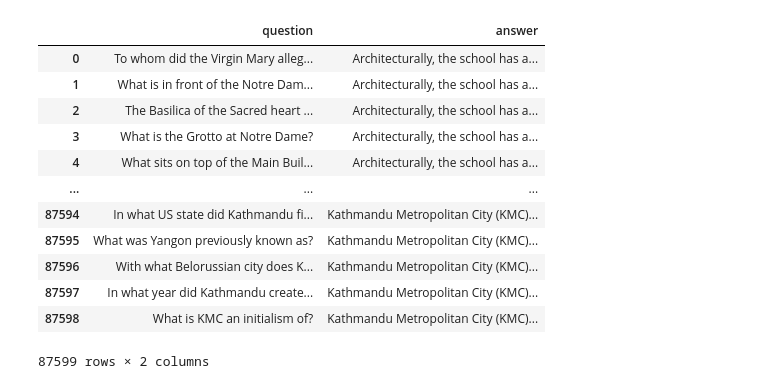
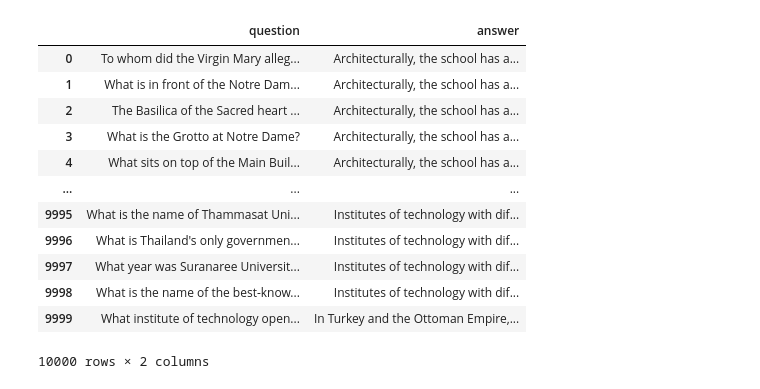
Before and after one commit to JuliaJ194/nlp, a Jupyter notebook: lista3_1.ipynb, the cells around one changed output. Cells and saved outputs as stored; diff of their text form; code cells hidden in the pictures.

```diff
--- a/lista3_1.ipynb
+++ b/lista3_1.ipynb
@@ -1,25 +1,21 @@
 # %%
 import pandas as pd
 
-# Replace 'your_file.parquet' with the path to your Parquet file
 parquet_file = 'dane.parquet'
-
-# Read the Parquet file into a DataFrame
 df = pd.read_parquet(parquet_file)
-
-# Display the DataFrame
+df = df[:10000]
 df
 # %% [output]
 |  | question | answer |
 | 0 | To whom did the Virgin Mary alleg... | Architecturally, the school has a... |
 | 1 | What is in front of the Notre Dam... | Architecturally, the school has a... |
 | 2 | The Basilica of the Sacred heart ... | Architecturally, the school has a... |
 | 3 | What is the Grotto at Notre Dame? | Architecturally, the school has a... |
 | 4 | What sits on top of the Main Buil... | Architecturally, the school has a... |
 | ... | ... | ... |
-| 87594 | In what US state did Kathmandu fi... | Kathmandu Metropolitan City (KMC)... |
-| 87595 | What was Yangon previously known as? | Kathmandu Metropolitan City (KMC)... |
-| 87596 | With what Belorussian city does K... | Kathmandu Metropolitan City (KMC)... |
-| 87597 | In what year did Kathmandu create... | Kathmandu Metropolitan City (KMC)... |
-| 87598 | What is KMC an initialism of? | Kathmandu Metropolitan City (KMC)... |
+| 9995 | What is the name of Thammasat Uni... | Institutes of technology with dif... |
+| 9996 | What is Thailand's only governmen... | Institutes of technology with dif... |
+| 9997 | What year was Suranaree Universit... | Institutes of technology with dif... |
+| 9998 | What is the name of the best-know... | Institutes of technology with dif... |
+| 9999 | What institute of technology open... | In Turkey and the Ottoman Empire,... |
-87599 rows × 2 columns
+10000 rows × 2 columns
```
Also changed, not shown: parts of 31 cells of this notebook, 1 other file.
